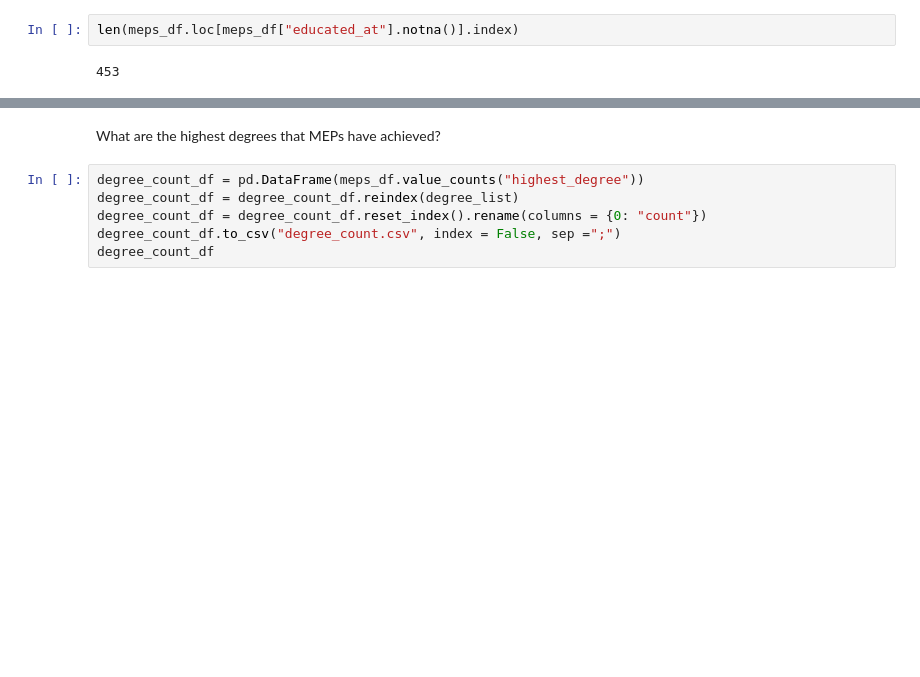
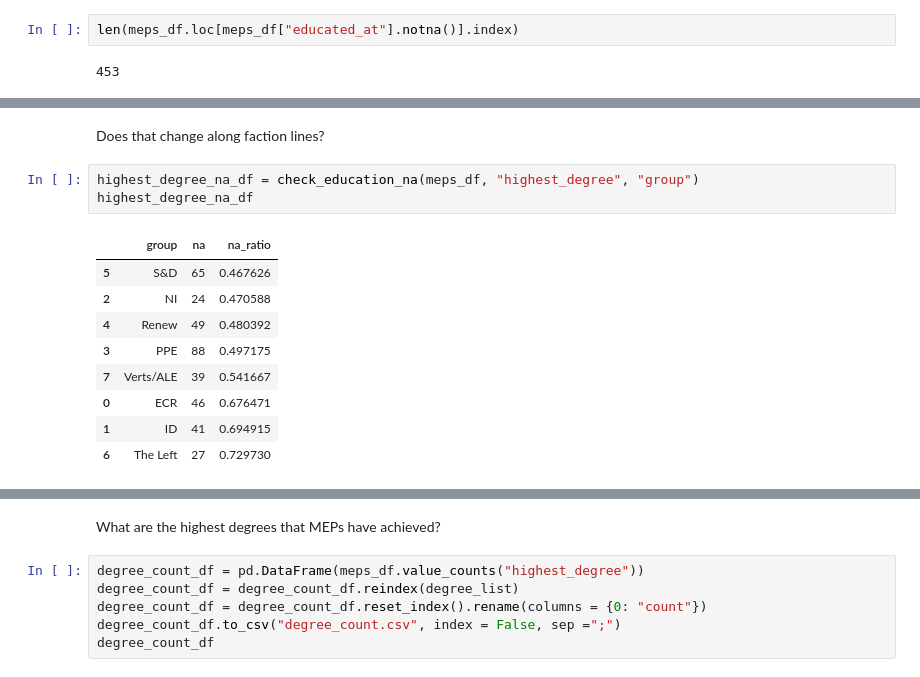
Before and after one commit to SWRdata/p081_euparlament_divers, a Jupyter notebook: analysis/analyse.ipynb, the cells around one changed output, grey strips where cells are left out. Saved outputs shown, nothing was run; the diff lists cells and outputs as text; blank space fills up the shorter version.

```diff
--- a/analysis/analyse.ipynb
+++ b/analysis/analyse.ipynb
@@ -288,0 +300,15 @@ len(meps_df.loc[meps_df["educated_at"].notna()].index)
+# %% [markdown]
+Does that change along faction lines?
+# %%
+highest_degree_na_df = check_education_na(meps_df, "highest_degree", "group")
+highest_degree_na_df
+# %% [output]
+|  | group | na | na_ratio |
+| 5 | S&D | 65 | 0.467626 |
+| 2 | NI | 24 | 0.470588 |
+| 4 | Renew | 49 | 0.480392 |
+| 3 | PPE | 88 | 0.497175 |
+| 7 | Verts/ALE | 39 | 0.541667 |
+| 0 | ECR | 46 | 0.676471 |
+| 1 | ID | 41 | 0.694915 |
+| 6 | The Left | 27 | 0.729730 |
```
Also changed, not shown: parts of 25 cells of this notebook.
